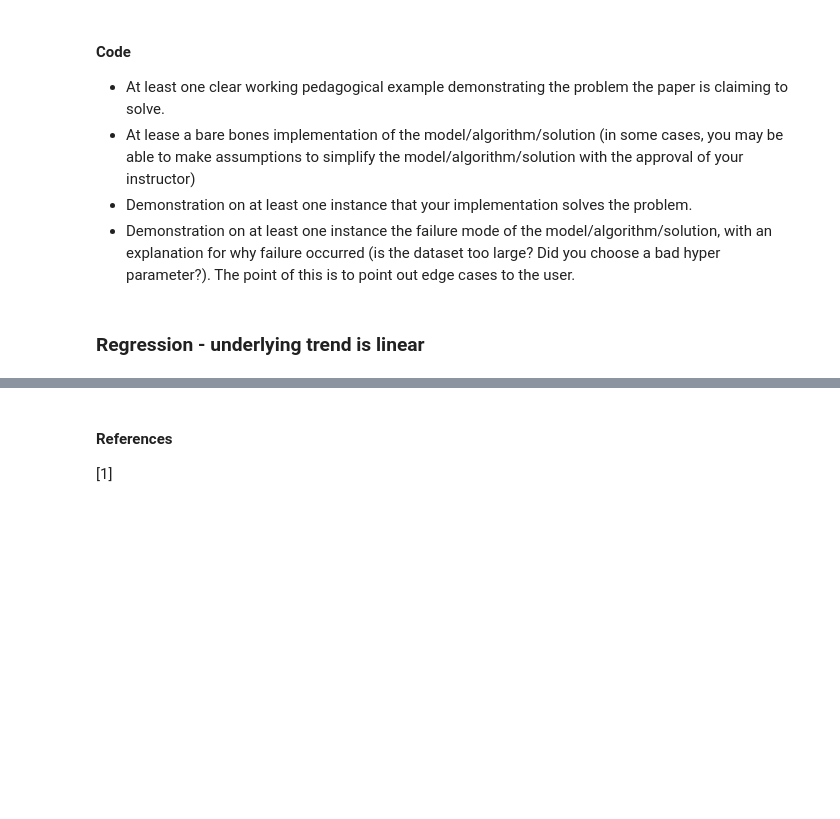
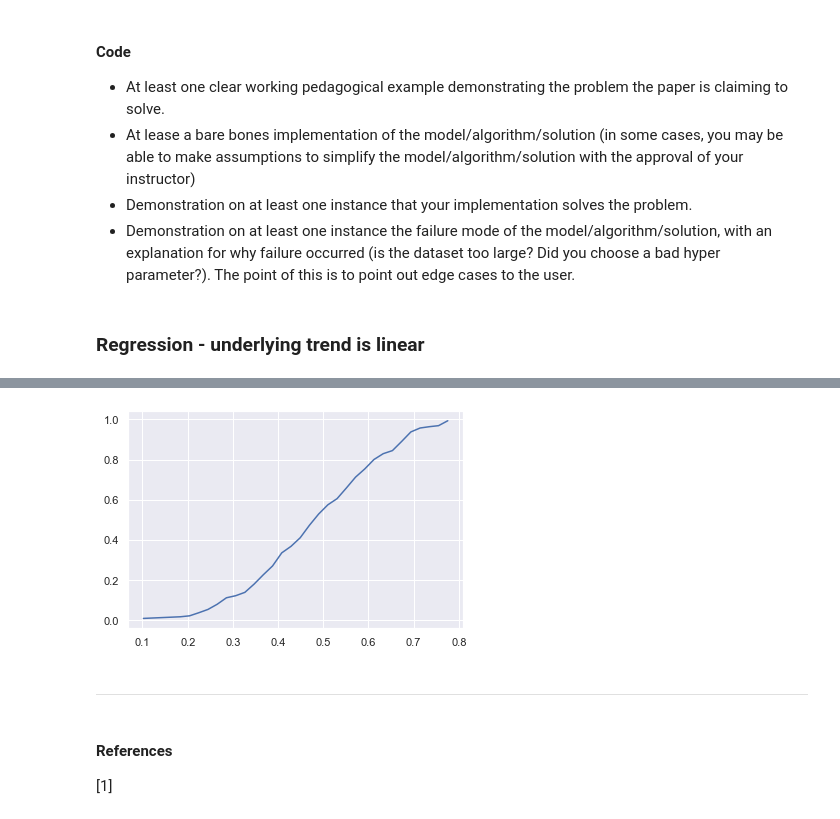
Before and after one commit to AnthonyRentsch/calibrated_regression, a Jupyter notebook: AM207 Final Project.ipynb, the cells around one changed output, grey strips where cells are left out. Drawn from its saved outputs; the diff is of its cells as text; code cells hidden in the pictures; blank space fills up the shorter version.

```diff
--- a/AM207 Final Project.ipynb
+++ b/AM207 Final Project.ipynb
@@ -223,2 +302,8 @@ ax.scatter(X, y, alpha=0.3)
+# %%
+plt.plot(np.linspace(0,1,50), calibrator.predict(np.linspace(0,1,50)));
+# %% [output]
+[figure, added]
+# %% [markdown]
+---
 # %%
 # bayesian model
```
Also changed, not shown: parts of 13 cells of this notebook.
